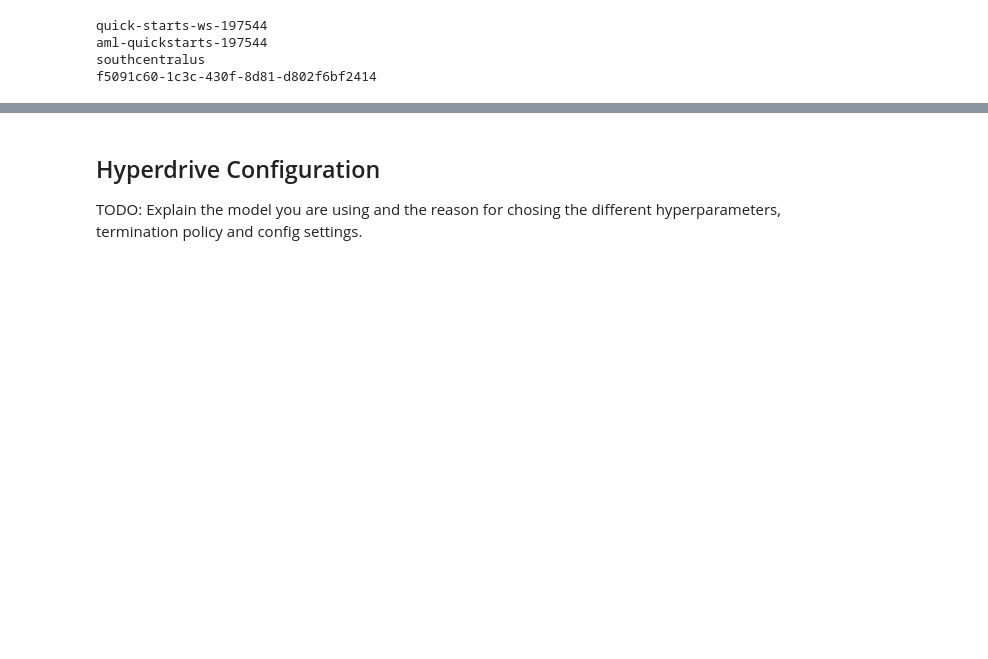
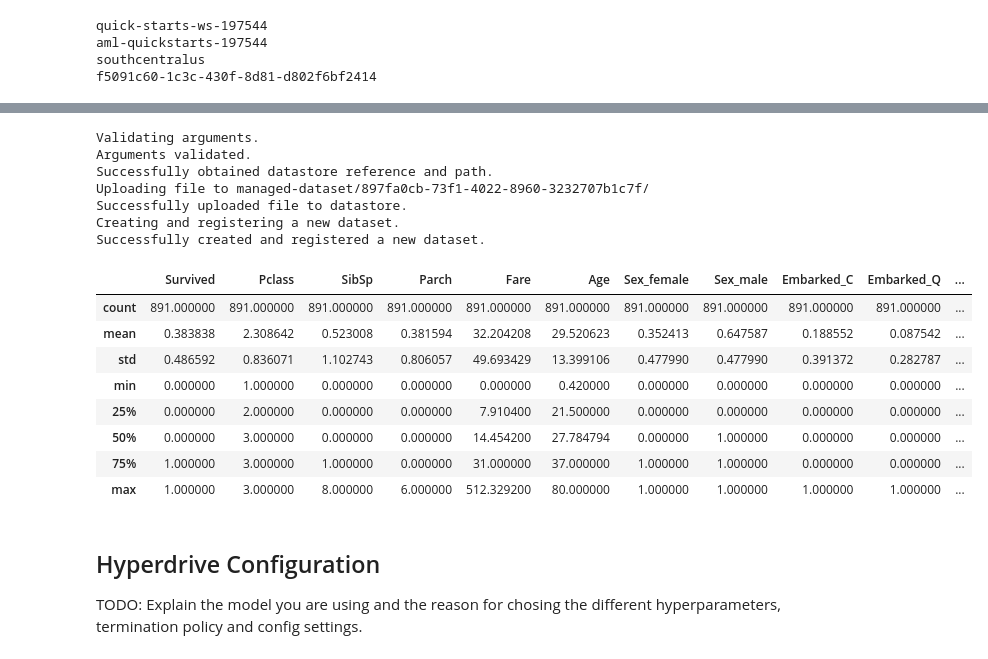
Before and after one commit to Wienhold/Titanic---Machine-Learning-from-Disaster---Kaggle, a Jupyter notebook: hyperparameter_tuning.ipynb, the cells around one changed output, grey strips where cells are left out. Cells and saved outputs as stored; diff of their text form; code cells hidden in the pictures; blank space fills up the shorter version.

```diff
--- a/hyperparameter_tuning.ipynb
+++ b/hyperparameter_tuning.ipynb
@@ -70,34 +62,52 @@ WARNING:urllib3.connectionpool:Retrying (Retry(total=2, connect=2, read=3, redir
 # %%
 # Try to load the dataset from the Workspace. Otherwise, create it from the file
 found = False
 key = "Titanic_dataset"
 
 if key in ws.datasets.keys():
         found = True
         dataset = ws.datasets[key]
 
 if not found:
         # Create AML Dataset and register it into Workspace
         datastore = ws.get_default_datastore()
         datastore.upload(src_dir='data', target_path='data')
         train_data = datastore.path('data/train_modified.csv')
 
         dataset = Dataset.Tabular.from_delimited_files(train_data, separator=';')
         dataset = dataset.register(workspace=ws,
                                    name=key,
                                    description="This is the complete dataset for the capstone project.")
 
 dataset_filtered = dataset.keep_columns(["Survived","Pclass","Sex","SibSp","Parch","Fare","Embarked","Age"])
-dataset_filtered = pd.get_dummies(dataset_filtered.Sex, prefix='Sex')
-#dataset_filtered = pd.get_dummies(dataset_filtered.Embarked, prefix='Embarked')
+df = dataset_filtered.to_pandas_dataframe()
+df = pd.concat([df.drop(columns=['Sex']),pd.get_dummies(df.Sex, prefix='Sex')], axis=1)
+df = pd.concat([df.drop(columns=['Embarked']),pd.get_dummies(df.Embarked, prefix='Embarked')], axis=1)
 
-dataset_filtered = dataset_filtered.register(workspace=ws,
-                           name=key+"_filtered",
-                           description="This is the filtered dataset for the capstone project " \
-                           "with only those features relevant for training.")
-
-df = dataset_filtered.to_pandas_dataframe()
+dataset_filtered = Dataset.Tabular.register_pandas_dataframe(df,
+                                                            target=datastore,
+                                                            name=key+"_filtered",
+                                                            description="This is the filtered dataset for the capstone project " \
+                                                            "with only those features relevant for training."
+                                                            )
 df.describe()
+# %% [output]
+Validating arguments.
+Arguments validated.
+Successfully obtained datastore reference and path.
+Uploading file to managed-dataset/897fa0cb-73f1-4022-8960-3232707b1c7f/
+Successfully uploaded file to datastore.
+Creating and registering a new dataset.
+Successfully created and registered a new dataset.
+|  | Survived | Pclass | SibSp | Parch | Fare | Age | Sex_female | Sex_male | Embarked_C | Embarked_Q | ... |
+| count | 891.000000 | 891.000000 | 891.000000 | 891.000000 | 891.000000 | 891.000000 | 891.000000 | 891.000000 | 891.000000 | 891.000000 | ... |
+| mean | 0.383838 | 2.308642 | 0.523008 | 0.381594 | 32.204208 | 29.520623 | 0.352413 | 0.647587 | 0.188552 | 0.087542 | ... |
+| std | 0.486592 | 0.836071 | 1.102743 | 0.806057 | 49.693429 | 13.399106 | 0.477990 | 0.477990 | 0.391372 | 0.282787 | ... |
+| min | 0.000000 | 1.000000 | 0.000000 | 0.000000 | 0.000000 | 0.420000 | 0.000000 | 0.000000 | 0.000000 | 0.000000 | ... |
+| 25% | 0.000000 | 2.000000 | 0.000000 | 0.000000 | 7.910400 | 21.500000 | 0.000000 | 0.000000 | 0.000000 | 0.000000 | ... |
+| 50% | 0.000000 | 3.000000 | 0.000000 | 0.000000 | 14.454200 | 27.784794 | 0.000000 | 1.000000 | 0.000000 | 0.000000 | ... |
+| 75% | 1.000000 | 3.000000 | 1.000000 | 0.000000 | 31.000000 | 37.000000 | 1.000000 | 1.000000 | 0.000000 | 0.000000 | ... |
+| max | 1.000000 | 3.000000 | 8.000000 | 6.000000 | 512.329200 | 80.000000 | 1.000000 | 1.000000 | 1.000000 | 1.000000 | ... |
 # %% [markdown]
 ## Hyperdrive Configuration
 
```
Also changed, not shown: parts of 23 cells of this notebook, 1 other file.
